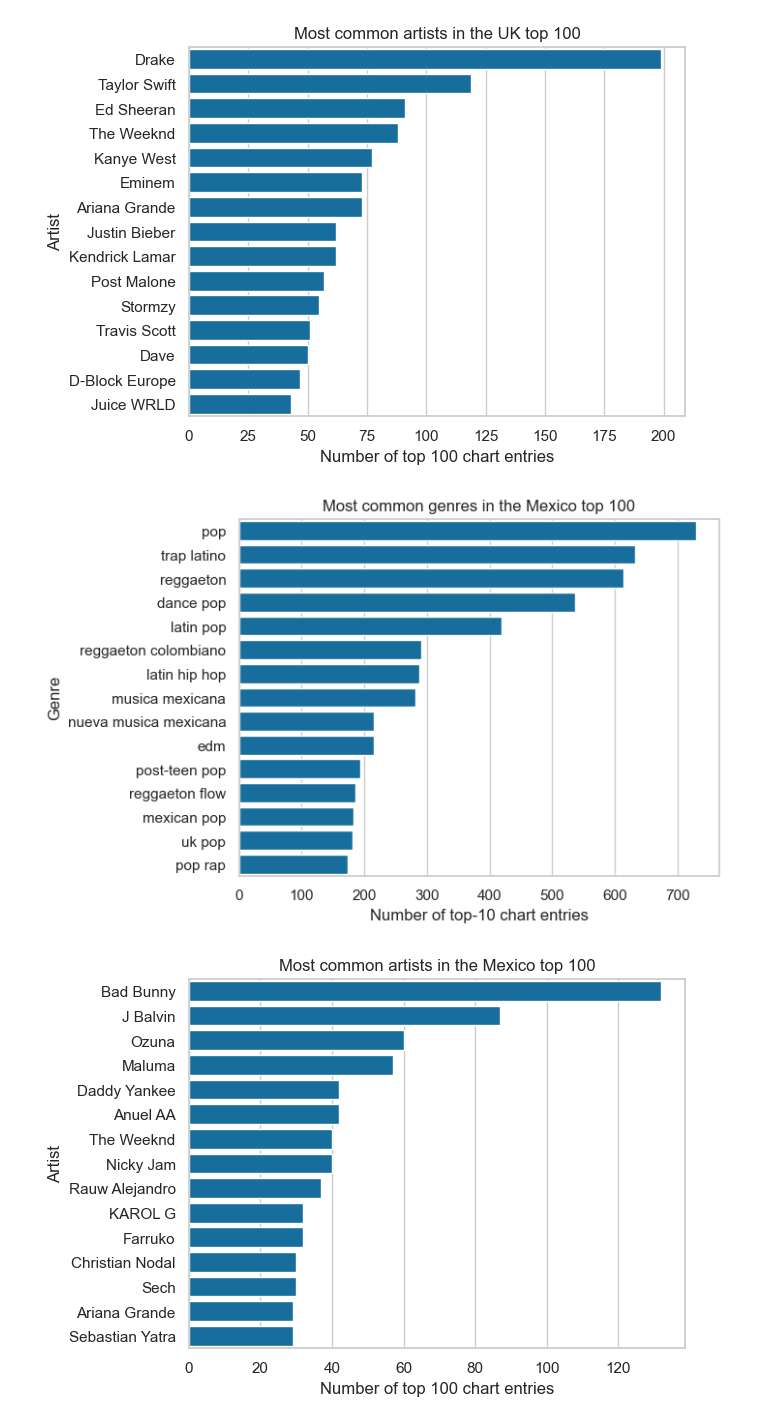
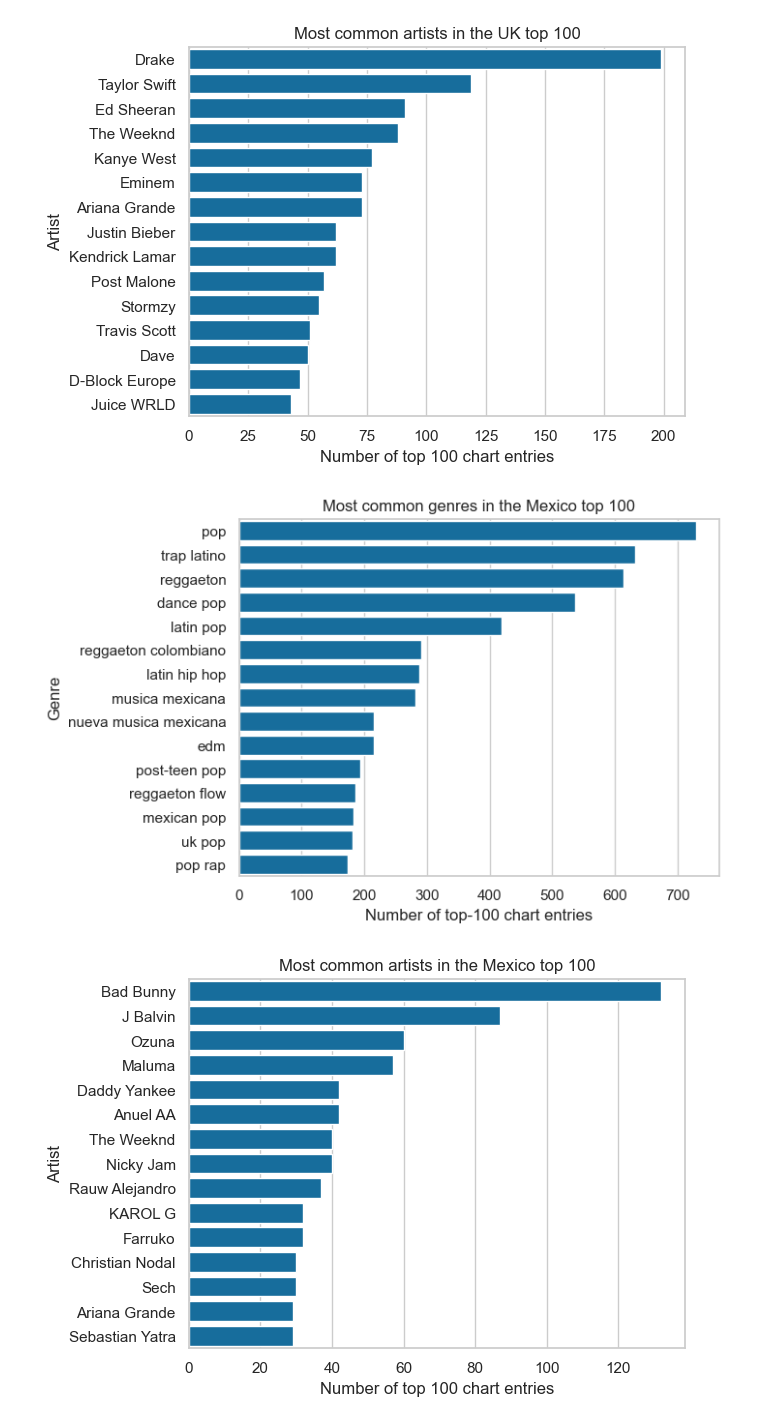
Before and after one commit to RyanFrazin/CS2410-Spotify-Data, a Jupyter notebook: CS2410_Spotify_Data.ipynb, the cells around one changed output. Drawn from its saved outputs; the diff is of its cells as text; code cells hidden in the pictures.

```diff
--- a/CS2410_Spotify_Data.ipynb
+++ b/CS2410_Spotify_Data.ipynb
@@ -176,21 +176,21 @@ plt.show()
 # %%
 # Top genres most common in Mexico top 100
 mx = df[df['country'] == 'mx'].drop_duplicates('track_id')
 
 import ast
 genres = mx['artist_genres'].dropna().apply(ast.literal_eval)
 
 genres = genres.explode().dropna()
 
 top = genres.value_counts().head(15)
 
 sns.barplot(x=top.values, y=top.index)
-plt.xlabel('Number of top-10 chart entries')
+plt.xlabel('Number of top-100 chart entries')
 plt.ylabel('Genre')
 plt.title('Most common genres in the Mexico top 100')
 plt.show()
 # %% [output]
-[figure, old version]
+[figure, new version]
 # %%
 mx_artists = mx['artists'].dropna().apply(ast.literal_eval).explode().dropna()
 top = mx_artists.value_counts().head(15)
```
Also changed, not shown: parts of 49 cells of this notebook, 7 other files.
